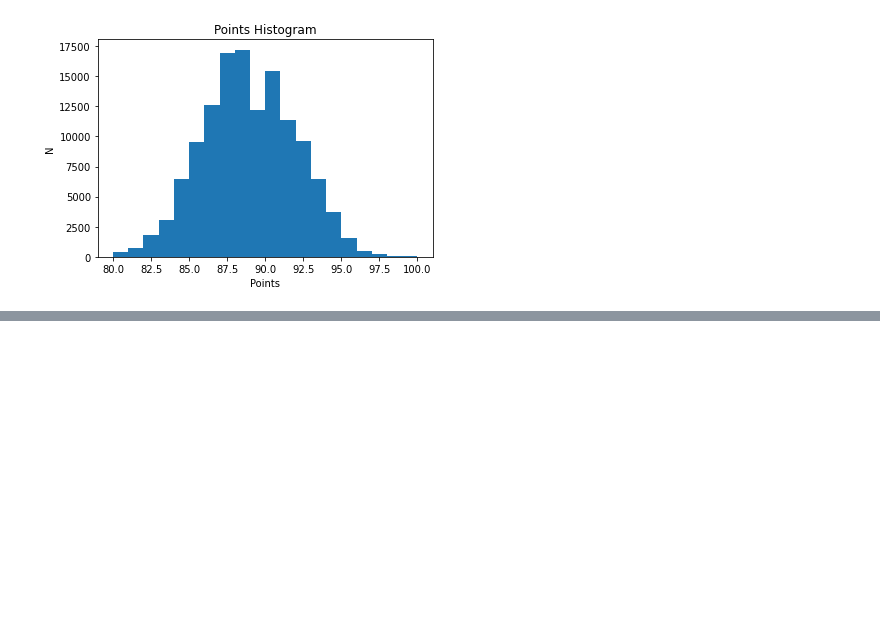
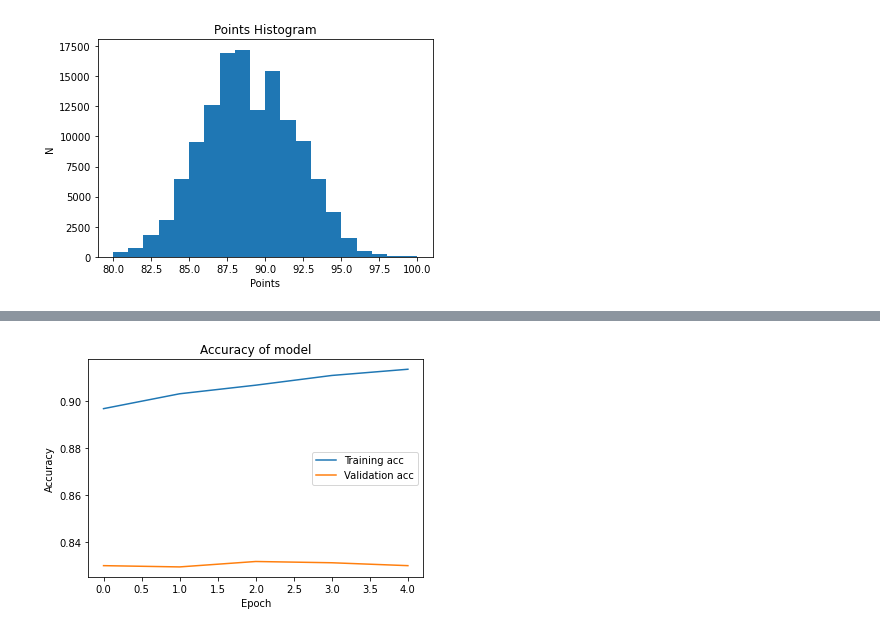
Before and after one commit to Sean-Miningah/TensorFlow-TextClassificationExample, a Jupyter notebook: freeCodeCampTutorial.ipynb, the cells around one changed output, grey strips where cells are left out. Saved outputs shown, nothing was run; the diff lists cells and outputs as text; code cells hidden in the pictures; blank space fills up the shorter version.

Commit message:
Model Complete

```diff
--- a/freeCodeCampTutorial.ipynb
+++ b/freeCodeCampTutorial.ipynb
@@ -40,0 +99,3 @@ plt.show()
+# %%
+embedding = "https://tfhub.dev/google/nnlm-en-dim50/2"
+hub_layer = hub.KerasLayer(embedding, dtype=tf.string, trainable=True)
@@ -40,0 +123,13 @@ plt.show()
+# %%
+model = tf.keras.Sequential()
+model.add(hub_layer)
+model.add(tf.keras.layers.Dense(16, activation='relu'))
+# Adding dropout to remove layers that not as good to avoid overfitting
+model.add(tf.keras.layers.Dropout(0.4))
+model.add(tf.keras.layers.Dense(16, activation='relu'))
+model.add(tf.keras.layers.Dropout(0.4))
+model.add(tf.keras.layers.Dense(1, activation='sigmoid'))
+# %%
+model.compile(optimizer=tf.keras.optimizers.Adam(learning_rate=0.001),
+              loss=tf.keras.losses.BinaryCrossentropy(),
+              metrics=['accuracy'])
@@ -40,0 +146,2 @@ plt.show()
+# %%
+history = model.fit(train_data, epochs=5, validation_data=valid_data)
@@ -40,0 +159,11 @@ plt.show()
+# %%
+# Visualization of accuracies
+plt.plot(history.history['accuracy'], label="Training acc")
+plt.plot(history.history['val_accuracy'], label="Validation acc")
+plt.title("Accuracy of model")
+plt.ylabel("Accuracy")
+plt.xlabel("Epoch")
+plt.legend()
+plt.show()
+# %% [output]
+[figure, added]
```
Also changed, not shown: parts of 24 cells of this notebook.
